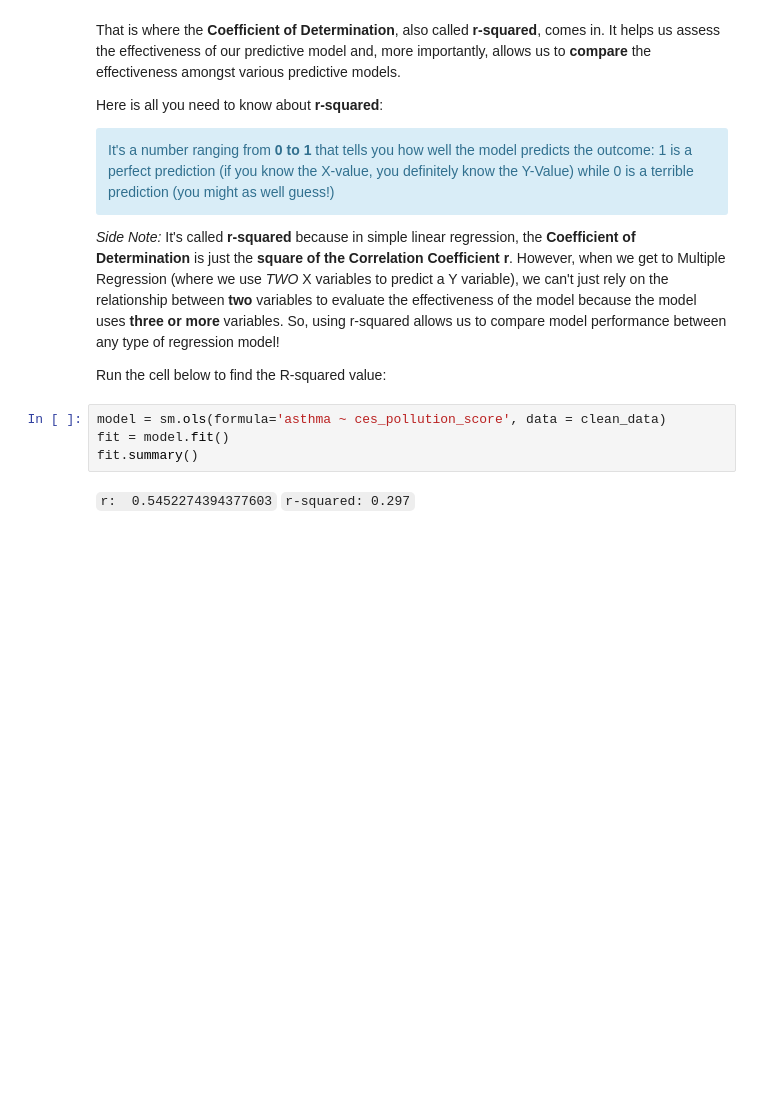
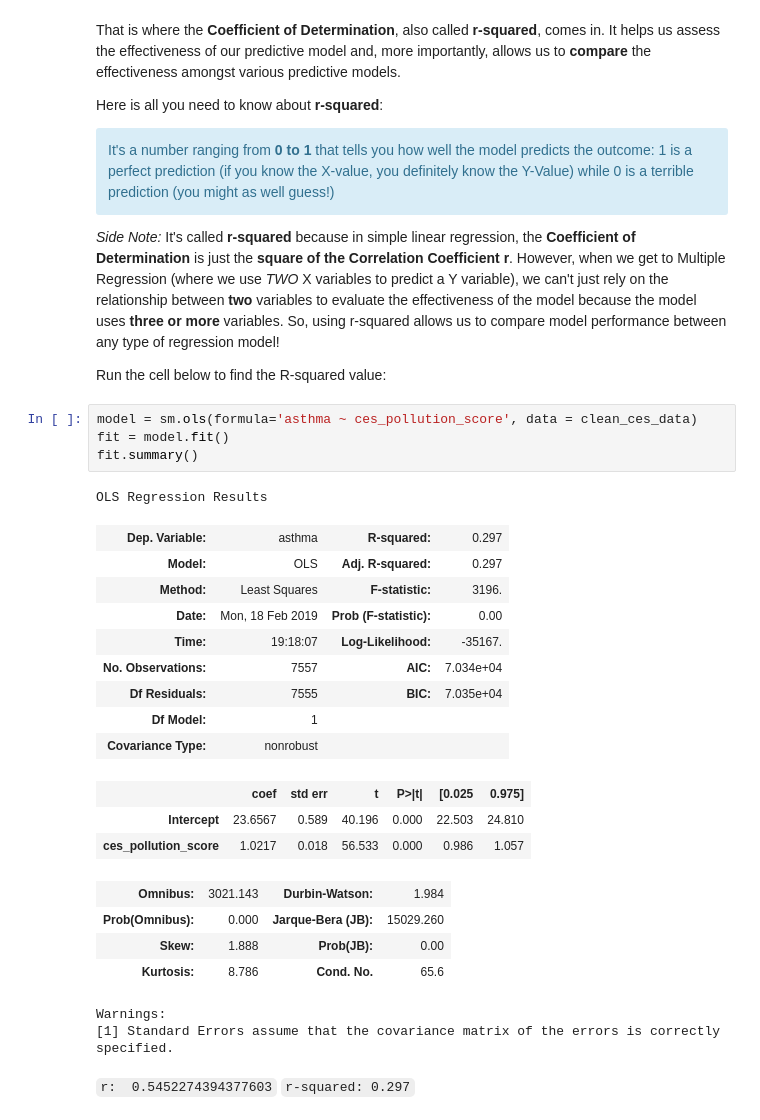
Before and after one commit to ds-modules/ESPM-163ac, a Jupyter notebook: Lecture/Lecture_Notebook.ipynb, the cells around one changed output. Saved outputs shown, nothing was run; the diff lists cells and outputs as text; blank space fills up the shorter version.

```diff
--- a/Lecture/Lecture_Notebook.ipynb
+++ b/Lecture/Lecture_Notebook.ipynb
@@ -234,9 +234,29 @@ It's called **r-squared** because in simple linear regression, the **Coefficient
 
 Run the cell below to find the R-squared value:
 # %%
-model = sm.ols(formula='asthma ~ ces_pollution_score', data = clean_data)
+model = sm.ols(formula='asthma ~ ces_pollution_score', data = clean_ces_data)
 fit = model.fit()
 fit.summary()
+# %% [output]
+OLS Regression Results
+| Dep. Variable: | asthma | R-squared: | 0.297 |
+| Model: | OLS | Adj. R-squared: | 0.297 |
+| Method: | Least Squares | F-statistic: | 3196. |
+| Date: | Mon, 18 Feb 2019 | Prob (F-statistic): | 0.00 |
+| Time: | 19:18:07 | Log-Likelihood: | -35167. |
+| No. Observations: | 7557 | AIC: | 7.034e+04 |
+| Df Residuals: | 7555 | BIC: | 7.035e+04 |
+| Df Model: | 1 |  |  |
+| Covariance Type: | nonrobust |  |  |
+|  | coef | std err | t | P>|t| | [0.025 | 0.975] |
+| Intercept | 23.6567 | 0.589 | 40.196 | 0.000 | 22.503 | 24.810 |
+| ces_pollution_score | 1.0217 | 0.018 | 56.533 | 0.000 | 0.986 | 1.057 |
+| Omnibus: | 3021.143 | Durbin-Watson: | 1.984 |
+| Prob(Omnibus): | 0.000 | Jarque-Bera (JB): | 15029.260 |
+| Skew: | 1.888 | Prob(JB): | 0.00 |
+| Kurtosis: | 8.786 | Cond. No. | 65.6 |
+Warnings:
+[1] Standard Errors assume that the covariance matrix of the errors is correctly specified.
 # %% [markdown]
 `r:  0.5452274394377603`
 `r-squared: 0.297`
```
Also changed, not shown: parts of 7 cells of this notebook, 1 other file.
